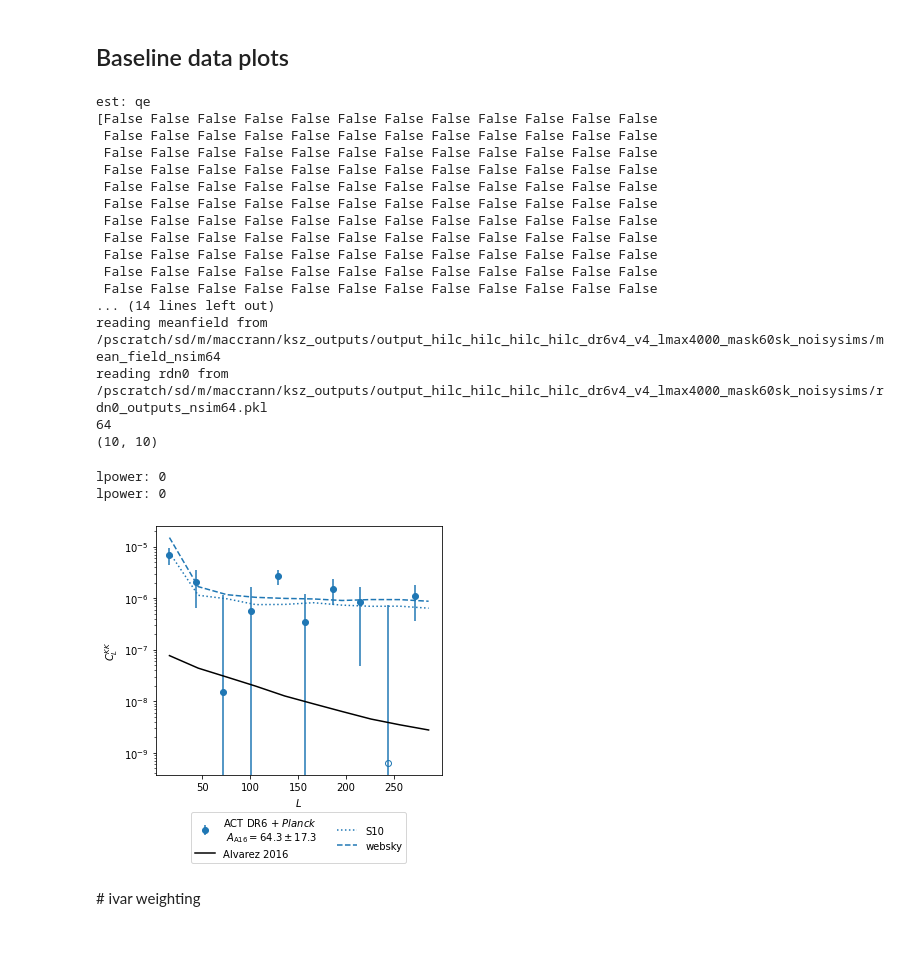
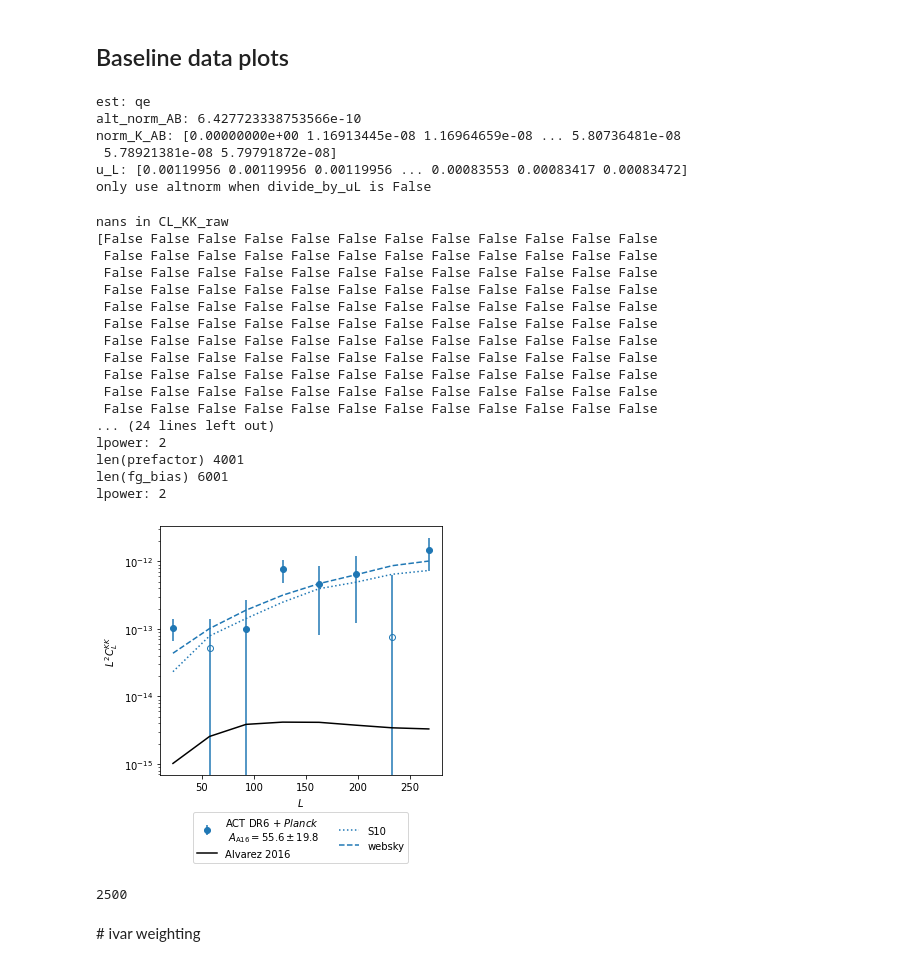
Before and after one commit to NiallMac/ksz2, a Jupyter notebook: plots/plot_dr6.ipynb, the cells around one changed output. Cells and saved outputs as stored; diff of their text form; code cells hidden in the pictures.

```diff
--- a/plots/plot_dr6.ipynb
+++ b/plots/plot_dr6.ipynb
@@ -21,7 +21,7 @@ import pickle
 from plot_tools import *
 # %%
 log_binner=False
-binner = ClBinner(lmin=1, lmax=300, nbin=10, log=log_binner)
+binner = ClBinner(lmin=5, lmax=300, nbin=8, log=log_binner)
 # %%
 ## also add theory
 outputs_dir='/pscratch/sd/m/maccrann/cmb/fg_outputs'
@@ -57,15 +57,15 @@ linthreshy=1.
 offsets=np.linspace(-0.05,0.05,6)
 plot_rdn0=False
 plot_meanfield_correction=False
-lpower=0
+lpower=2
 plot_raw_auto=False
 plot_mcn0=False
 do_one_leg_cleaned=False
 plot_meanfield=False
 ylim=None #[-0.5,2]
-divide_by_uL=True
+divide_by_uL=False
 use_alt_norm=False
-use_r24_norm=False
+use_r24_norm=True
 plot_theory=True
 plot_scaled_theory=False
 transfer_func=0.94
@@ -77,7 +77,7 @@ clkk_stuff_4000 = plot_clKK(ax, d4000,
            label=r"ACT DR6 + $\it{Planck}$",
            yscale=yscale,  lpower=lpower,
            nsim_meanfield=64, plot_rdn0=plot_rdn0, plot_mcn0=plot_mcn0,
-           offsets = offsets[0], est="qe", divide_by_uL=divide_by_uL, check_auto=check_auto,
+           add_offset = 0., est="qe", divide_by_uL=divide_by_uL, check_auto=check_auto,
            add_to_err=0., #binner(fg_terms_iici["trispectrum_qe"]),
            plot_meanfield=plot_meanfield, plot_raw_auto=plot_raw_auto,
            plot_meanfield_correction=plot_meanfield_correction, plot_theory=plot_theory,
@@ -150,55 +150,64 @@ if plot_theory:
 
 #ax.plot(binner.bin_mids, mcn0_err, 'k--')
 
 lg=ax.legend(loc='upper center', bbox_to_anchor=(0.5, -0.13), ncol=2, reverse=True)
 
 #if binner.log:
 #ax.set_xscale('log')
 if yscale=="symlog":
     ax.set_yscale(yscale, linthreshy=linthreshy)
 else:
     ax.set_yscale(yscale)
 ax.set_xlabel(r"$L$")
 if lpower!=0:
     ax.set_ylabel(r"$L^{%d}C_L^{KK}$"%lpower)
 else:
     ax.set_ylabel(r"$C_L^{KK}$")
 
 if ylim is not None:
     ax.set_ylim(ylim)
 
 fig.tight_layout()
 plt.subplots_adjust(bottom=0.28)
 #plt.subplots_adjust(right=0.35, left=0.1, bottom=0.1)
 #filename="CLKK_dr6_biases_hilc.png"
 
-filename="CLKK_dr6_baseline_hilc_v4.png"
+new_plot_dir="new_plots"
+filename=opj(new_plot_dir, "CLKK_dr6_baseline_hilc_v4.png")
 if use_alt_norm:
-    filename="CLKK_dr6_baseline_hilc_v4_alt_norm.png"
+    filename=opj(new_plot_dir, "CLKK_dr6_baseline_hilc_v4_alt_norm.png")
 elif use_r24_norm:
-    filename="CLKK_dr6_baseline_hilc_v4_r24_norm.png"
+    filename=opj(new_plot_dir, "CLKK_dr6_baseline_hilc_v4_r24_norm.png")
 fig.savefig(filename, dpi=300, bbox_extra_artists=(lg,))
 # %% [output]
 est: qe
-[False False False False False False False False False False False False
- False False False False False False False False False False False False
- False False False False False False False False False False False False
- False False False False False False False False False False False False
- False False False False False False False False False False False False
- False False False False False False False False False False False False
- False False False False False False False False False False False False
- False False False False False False False False False False False False
- False False False False False False False False False False False False
- False False False False False False False False False False False False
- False False False False False False False False False False False False
-... (14 lines left out)
-reading meanfield from /pscratch/sd/m/maccrann/ksz_outputs/output_hilc_hilc_hilc_hilc_dr6v4_v4_lmax4000_mask60sk_noisysims/mean_field_nsim64
-reading rdn0 from /pscratch/sd/m/maccrann/ksz_outputs/output_hilc_hilc_hilc_hilc_dr6v4_v4_lmax4000_mask60sk_noisysims/rdn0_outputs_nsim64.pkl
-64
-(10, 10)
+alt_norm_AB: 6.427723338753566e-10
+norm_K_AB: [0.00000000e+00 1.16913445e-08 1.16964659e-08 ... 5.80736481e-08
+ 5.78921381e-08 5.79791872e-08]
+u_L: [0.00119956 0.00119956 0.00119956 ... 0.00083553 0.00083417 0.00083472]
+only use altnorm when divide_by_uL is False
-lpower: 0
-lpower: 0
+nans in CL_KK_raw
+[False False False False False False False False False False False False
+ False False False False False False False False False False False False
+ False False False False False False False False False False False False
+ False False False False False False False False False False False False
+ False False False False False False False False False False False False
+ False False False False False False False False False False False False
+ False False False False False False False False False False False False
+ False False False False False False False False False False False False
+ False False False False False False False False False False False False
+ False False False False False False False False False False False False
+ False False False False False False False False False False False False
+... (24 lines left out)
+lpower: 2
+len(prefactor) 4001
+len(fg_bias) 6001
+lpower: 2
-[figure, old version]
+[figure, new version]
+# %%
+50**2
+# %% [output]
+2500
 # %% [markdown]
 # ivar weighting
 # %%
```
Also changed, not shown: parts of 5 cells of this notebook, 1 other file.
